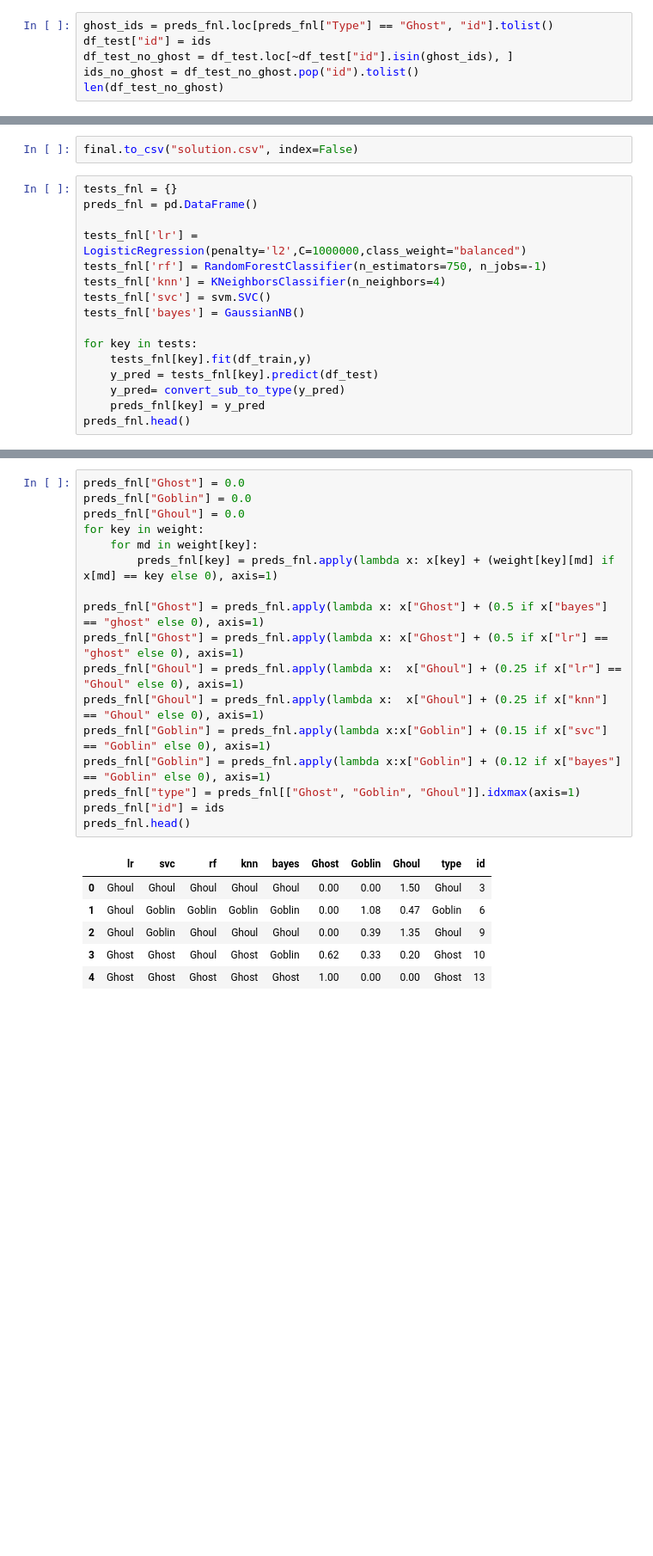
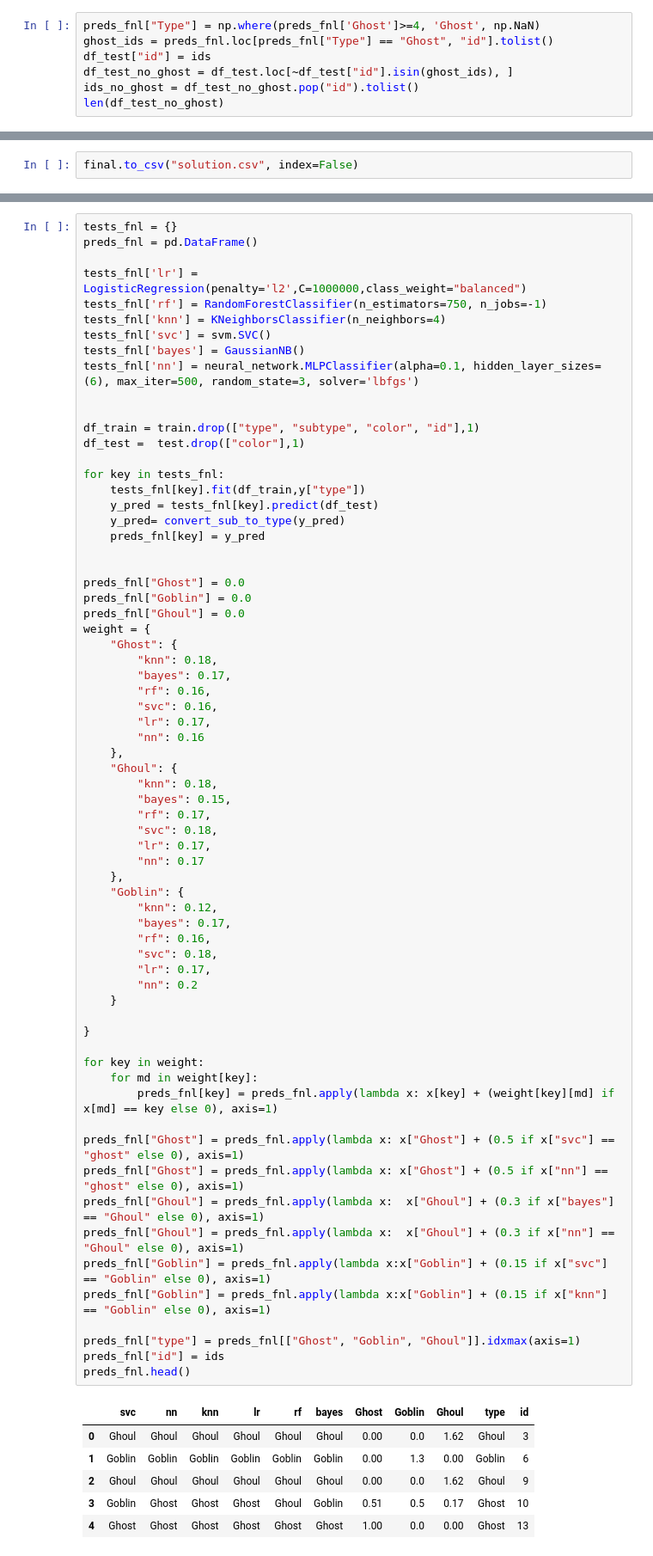
Before and after one commit to itaraday/Ghouls-Goblins-and-Ghosts, a Jupyter notebook: Ghouls, Goblins, and Ghosts... Boo!.ipynb, the cells around one changed output, grey strips where cells are left out. Shown at 86% size. Drawn from its saved outputs; the diff is of its cells as text; blank space fills up the shorter version.

```diff
--- a/Ghouls, Goblins, and Ghosts... Boo!.ipynb
+++ b/Ghouls, Goblins, and Ghosts... Boo!.ipynb
@@ -469,4 +445,5 @@ preds_fnl.head(10)
 # %%
+preds_fnl["Type"] = np.where(preds_fnl['Ghost']>=4, 'Ghost', np.NaN)
 ghost_ids = preds_fnl.loc[preds_fnl["Type"] == "Ghost", "id"].tolist()
 df_test["id"] = ids
 df_test_no_ghost = df_test.loc[~df_test["id"].isin(ghost_ids), ]
@@ -532,19 +513,3 @@ final.tail()
 | 329 | 895 | Ghoul |
 # %%
 final.to_csv("solution.csv", index=False)
-# %%
-tests_fnl = {}
-preds_fnl = pd.DataFrame()
-
-tests_fnl['lr'] = LogisticRegression(penalty='l2',C=1000000,class_weight="balanced")
-tests_fnl['rf'] = RandomForestClassifier(n_estimators=750, n_jobs=-1)
-tests_fnl['knn'] = KNeighborsClassifier(n_neighbors=4)
-tests_fnl['svc'] = svm.SVC()
-tests_fnl['bayes'] = GaussianNB()
-
-for key in tests:
-    tests_fnl[key].fit(df_train,y)
-    y_pred = tests_fnl[key].predict(df_test)
-    y_pred= convert_sub_to_type(y_pred)
-    preds_fnl[key] = y_pred
-preds_fnl.head()
@@ -551,25 +525,75 @@ preds_fnl.head()
 # %%
+tests_fnl = {}
+preds_fnl = pd.DataFrame()
+
+tests_fnl['lr'] = LogisticRegression(penalty='l2',C=1000000,class_weight="balanced")
+tests_fnl['rf'] = RandomForestClassifier(n_estimators=750, n_jobs=-1)
+tests_fnl['knn'] = KNeighborsClassifier(n_neighbors=4)
+tests_fnl['svc'] = svm.SVC()
+tests_fnl['bayes'] = GaussianNB()
+tests_fnl['nn'] = neural_network.MLPClassifier(alpha=0.1, hidden_layer_sizes=(6), max_iter=500, random_state=3, solver='lbfgs')
+
+
+df_train = train.drop(["type", "subtype", "color", "id"],1)
+df_test =  test.drop(["color"],1)
+
+for key in tests_fnl:
+    tests_fnl[key].fit(df_train,y["type"])
+    y_pred = tests_fnl[key].predict(df_test)
+    y_pred= convert_sub_to_type(y_pred)
+    preds_fnl[key] = y_pred
+
+
 preds_fnl["Ghost"] = 0.0
 preds_fnl["Goblin"] = 0.0
 preds_fnl["Ghoul"] = 0.0
+weight = {
+    "Ghost": {
+        "knn": 0.18,
+        "bayes": 0.17,
+        "rf": 0.16,
+        "svc": 0.16,
+        "lr": 0.17,
+        "nn": 0.16
+    },
+    "Ghoul": {
+        "knn": 0.18,
+        "bayes": 0.15,
+        "rf": 0.17,
+        "svc": 0.18,
+        "lr": 0.17,
+        "nn": 0.17
+    },
+    "Goblin": {
+        "knn": 0.12,
+        "bayes": 0.17,
+        "rf": 0.16,
+        "svc": 0.18,
+        "lr": 0.17,
+        "nn": 0.2
+    }
+
+}
+
 for key in weight:
     for md in weight[key]:
         preds_fnl[key] = preds_fnl.apply(lambda x: x[key] + (weight[key][md] if x[md] == key else 0), axis=1)
 
-preds_fnl["Ghost"] = preds_fnl.apply(lambda x: x["Ghost"] + (0.5 if x["bayes"] == "ghost" else 0), axis=1)
-preds_fnl["Ghost"] = preds_fnl.apply(lambda x: x["Ghost"] + (0.5 if x["lr"] == "ghost" else 0), axis=1)
-preds_fnl["Ghoul"] = preds_fnl.apply(lambda x:  x["Ghoul"] + (0.25 if x["lr"] == "Ghoul" else 0), axis=1)
-preds_fnl["Ghoul"] = preds_fnl.apply(lambda x:  x["Ghoul"] + (0.25 if x["knn"] == "Ghoul" else 0), axis=1)
+preds_fnl["Ghost"] = preds_fnl.apply(lambda x: x["Ghost"] + (0.5 if x["svc"] == "ghost" else 0), axis=1)
+preds_fnl["Ghost"] = preds_fnl.apply(lambda x: x["Ghost"] + (0.5 if x["nn"] == "ghost" else 0), axis=1)
+preds_fnl["Ghoul"] = preds_fnl.apply(lambda x:  x["Ghoul"] + (0.3 if x["bayes"] == "Ghoul" else 0), axis=1)
+preds_fnl["Ghoul"] = preds_fnl.apply(lambda x:  x["Ghoul"] + (0.3 if x["nn"] == "Ghoul" else 0), axis=1)
 preds_fnl["Goblin"] = preds_fnl.apply(lambda x:x["Goblin"] + (0.15 if x["svc"] == "Goblin" else 0), axis=1)
-preds_fnl["Goblin"] = preds_fnl.apply(lambda x:x["Goblin"] + (0.12 if x["bayes"] == "Goblin" else 0), axis=1)
+preds_fnl["Goblin"] = preds_fnl.apply(lambda x:x["Goblin"] + (0.15 if x["knn"] == "Goblin" else 0), axis=1)
+
 preds_fnl["type"] = preds_fnl[["Ghost", "Goblin", "Ghoul"]].idxmax(axis=1)
 preds_fnl["id"] = ids
 preds_fnl.head()
 # %% [output]
-|  | lr | svc | rf | knn | bayes | Ghost | Goblin | Ghoul | type | id |
-| 0 | Ghoul | Ghoul | Ghoul | Ghoul | Ghoul | 0.00 | 0.00 | 1.50 | Ghoul | 3 |
-| 1 | Ghoul | Goblin | Goblin | Goblin | Goblin | 0.00 | 1.08 | 0.47 | Goblin | 6 |
-| 2 | Ghoul | Goblin | Ghoul | Ghoul | Ghoul | 0.00 | 0.39 | 1.35 | Ghoul | 9 |
-| 3 | Ghost | Ghost | Ghoul | Ghost | Goblin | 0.62 | 0.33 | 0.20 | Ghost | 10 |
-| 4 | Ghost | Ghost | Ghost | Ghost | Ghost | 1.00 | 0.00 | 0.00 | Ghost | 13 |
+|  | svc | nn | knn | lr | rf | bayes | Ghost | Goblin | Ghoul | type | id |
+| 0 | Ghoul | Ghoul | Ghoul | Ghoul | Ghoul | Ghoul | 0.00 | 0.0 | 1.62 | Ghoul | 3 |
+| 1 | Goblin | Goblin | Goblin | Goblin | Goblin | Goblin | 0.00 | 1.3 | 0.00 | Goblin | 6 |
+| 2 | Ghoul | Ghoul | Ghoul | Ghoul | Ghoul | Ghoul | 0.00 | 0.0 | 1.62 | Ghoul | 9 |
+| 3 | Goblin | Ghost | Ghost | Ghost | Ghoul | Goblin | 0.51 | 0.5 | 0.17 | Ghost | 10 |
+| 4 | Ghost | Ghost | Ghost | Ghost | Ghost | Ghost | 1.00 | 0.0 | 0.00 | Ghost | 13 |
 # %%
```
Also changed, not shown: parts of 20 cells of this notebook, 8 other files.
